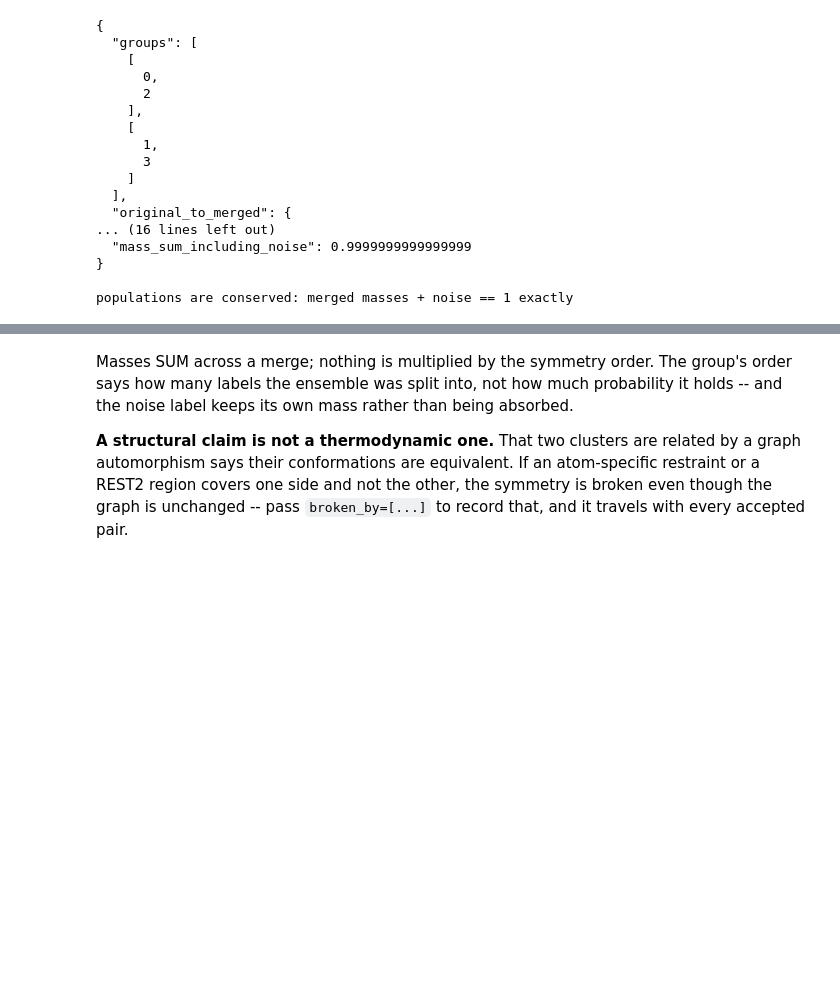
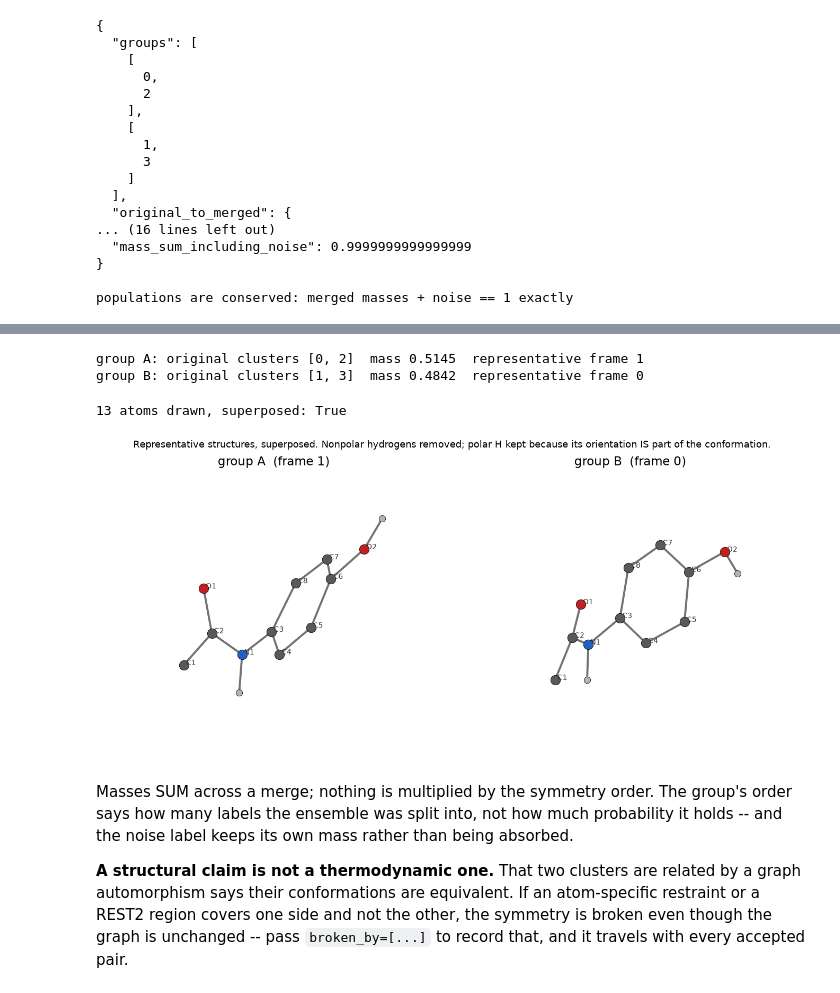
Before and after one commit to csy0000/MD-tools, a Jupyter notebook: docs/tutorial/paracetamol/analysis/clustering.ipynb, the cells around one changed output, grey strips where cells are left out. Drawn from its saved outputs; the diff is of its cells as text; code cells hidden in the pictures; blank space fills up the shorter version.

```diff
--- a/docs/tutorial/paracetamol/analysis/clustering.ipynb
+++ b/docs/tutorial/paracetamol/analysis/clustering.ipynb
@@ -176,3 +189,29 @@ populations are conserved: merged masses + noise == 1 exactly
+# %%
+from md_tools.analysis import (group_name, representative_by_vote,
+                               strip_nonpolar_hydrogens, draw_representative_structures)
+
+reps = representative_by_vote(fit)
+groups = {group_name(i): g for i, g in enumerate(detector.cluster_groups)}
+chosen = {name: reps[members[0]] for name, members in groups.items()}
+
+for name, members in groups.items():
+    mass = sum(clusters.entries[m].mass for m in members)
+    print(f"group {name}: original clusters {members}  mass {mass:.4f}  "
+          f"representative frame {chosen[name]}")
+# %% [output]
+group A: original clusters [0, 2]  mass 0.5145  representative frame 1
+group B: original clusters [1, 3]  mass 0.4842  representative frame 0
+# %%
+# Nonpolar hydrogens removed; POLAR H kept, because an O-H or N-H orientation is part of the
+# conformation being shown -- and here it is literally the `phenol` torsion.
+keep = strip_nonpolar_hydrogens(cmd)
+info = draw_representative_structures(cmd, chosen, output="representatives.png",
+                                      atom_indices=keep)
+print(f"{info['n_atoms_drawn']} atoms drawn, superposed: {info['aligned']}")
+display(Image(filename="representatives.png"))
+# %% [output]
+13 atoms drawn, superposed: True
+[figure, added]
 # %% [markdown]
 Masses SUM across a merge; nothing is multiplied by the symmetry order. The group's order says
 how many labels the ensemble was split into, not how much probability it holds -- and the noise
```
Also changed, not shown: parts of 2 cells of this notebook, 2 other files.
